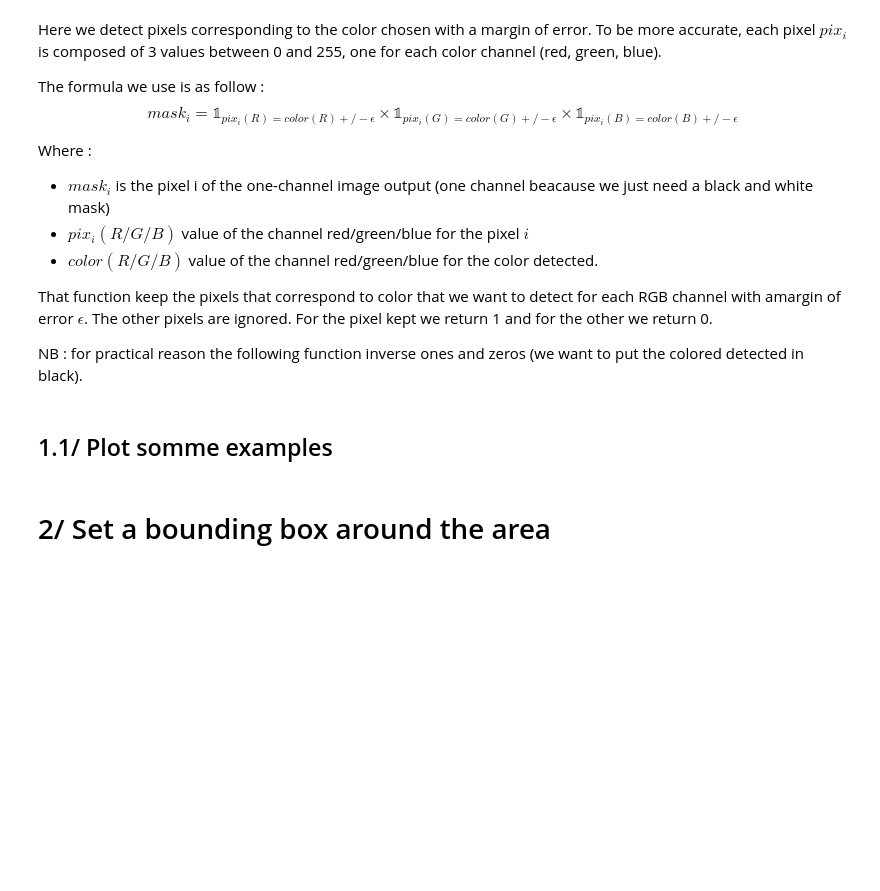
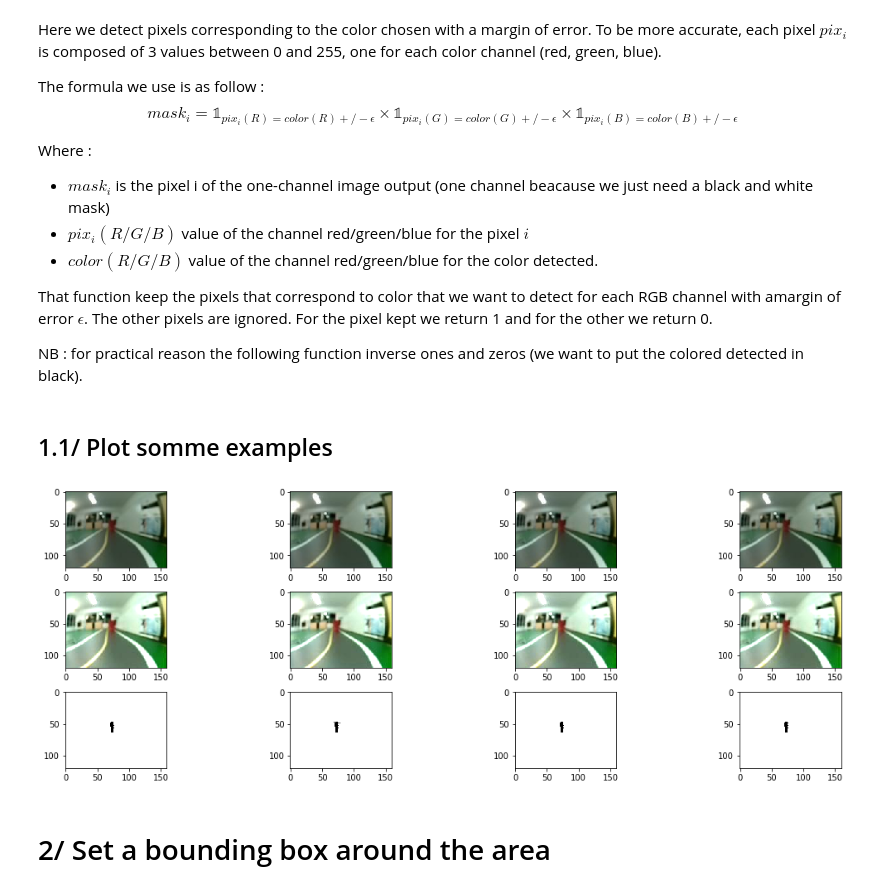
Before and after one commit to publicissapient-france/xebikart-car, a Jupyter notebook: car-ml/workspace/computer_vision/DETECT_color_area.ipynb, the cells around one changed output. Saved outputs shown, nothing was run; the diff lists cells and outputs as text; code cells hidden in the pictures; blank space fills up the shorter version.

Commit message:
improve color detection

```diff
--- a/car-ml/workspace/computer_vision/DETECT_color_area.ipynb
+++ b/car-ml/workspace/computer_vision/DETECT_color_area.ipynb
@@ -158,8 +180,8 @@ def detect_color_area(tf_image_original, color_to_detect, epsilon):
     tf_boolean_channels = []
 
     for i in range(len(color_to_detect)):
-        tf_ = tf.where(((tf_image_original[:,:,i] < (color_to_detect[i] + epsilon))&
-                        (tf_image_original[:,:,i] > (color_to_detect[i] - epsilon))),
+        tf_ = tf.where(((tf_image_original[:,:,i] < (color_to_detect[i] + epsilon[i]))&
+                        (tf_image_original[:,:,i] > (color_to_detect[i] - epsilon[i]))),
                  tf.ones_like(tf_image_original[:,:,i]),
                  tf.zeros_like(tf_image_original[:,:,i]))
 
@@ -174,20 +196,22 @@ def detect_color_area(tf_image_original, color_to_detect, epsilon):
 # %%
 tubes_sample = tubes_df.sample(10)["images_path"].values[0:12]
 # %%
-epsilon = 80
+epsilon = [30,20,80]
 
 fig, axs = plt.subplots(3, 4, figsize=(15,5), constrained_layout=True)
 for i in range(4):
     # function pre-defined are used to compute the prediction
     tf_image = T.read_image(tubes_sample[i])
     image_gain = tf.image.adjust_gamma(tf_image, gamma=1, gain=gain)
     image_saturation = tf.image.adjust_saturation(image_gain, saturation)
     image_contrast = tf.image.adjust_contrast(image_saturation, constraste)
 
     # eaxh image in shown with the prediction
     axs[0][i].imshow(tf_image)
     axs[1][i].imshow(image_contrast)
     axs[2][i].imshow(detect_color_area(image_contrast, color_to_detect = color_detected , epsilon=epsilon), cmap="gray")
+# %% [output]
+[figure, added]
 # %% [markdown]
 # 2/ Set a bounding box around the area
 # %% [markdown]
```
Also changed, not shown: parts of 14 cells of this notebook.
